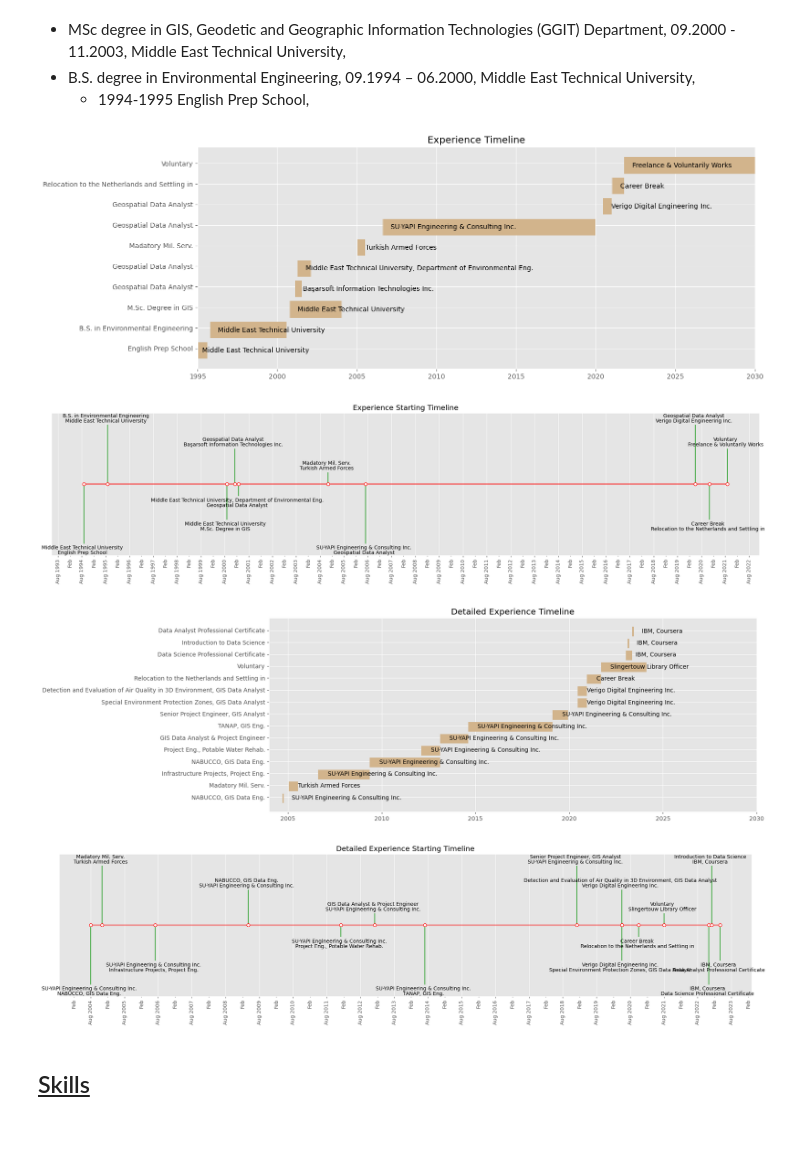
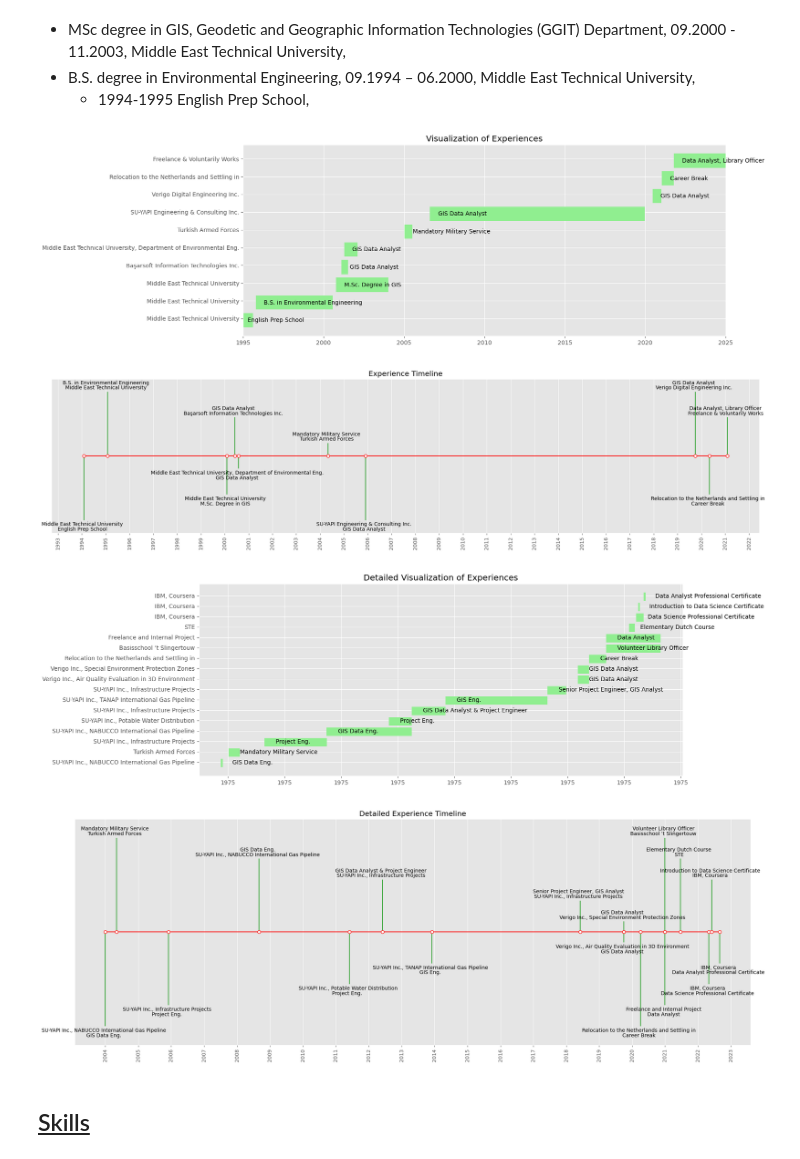
Before and after one commit to erdinctasel/erdinctasel.github.io, a Jupyter notebook: CV.ipynb, the cells around one changed output. Drawn from its saved outputs; the diff is of its cells as text; code cells hidden in the pictures; blank space fills up the shorter version.

```diff
--- a/CV.ipynb
+++ b/CV.ipynb
@@ -114,41 +116,41 @@ map_eind.add_child(incidents)
 * B.S. degree in Environmental Engineering, 09.1994 – 06.2000, Middle East Technical University,
     * 1994-1995 English Prep School,
 # %%
-source = pd.read_csv(r"D:\00_BACKUP_BY_DRIVE\erdinctasel\erdinc.csv")
+source = pd.read_csv(r"D:\00_BACKUP_BY_DRIVE\cv\erdinc.csv")
 
 
 source['start'] = pd.to_datetime(source['start'],yearfirst=True,format="%Y-%m-%d")
 source['end'] = pd.to_datetime(source['end'],yearfirst=True,format="%Y-%m-%d")
 source['diff'] = source['end'] - source['start']
 
 # Declaring a figure "gnt"
 fig, ax = plt.subplots(figsize=(15,6))
 
 ax.autoscale()
-ax.set(title="Experience Timeline")
+ax.set(title="Visualization of Experiences")
 # Need to fix hidden tick labels
 # https://stackoverflow.com/questions/43673659/matplotlib-not-showing-first-label-on-x-axis-for-the-bar-plot
 source= source.sort_values(by='start').reset_index(drop=True).reset_index()
-ax.set_xlim(xmin=1995, xmax=2030)
-y_tick_labels = source.position.values
+ax.set_xlim(xmin=1995, xmax=2025)
+y_tick_labels = source.experience.values
 y_pos = np.arange(len(y_tick_labels))
 
 ax.set_yticks(y_pos)
 ax.set_yticklabels(y_tick_labels)
 
 for index, row in source.iterrows():
     start_year = int(row.start.strftime("%Y"))+int(row.start.strftime("%m"))/12 + int(row.start.strftime("%d"))/30
     duration = row['diff'].days/365
     ax.broken_barh([(start_year, duration)],
                     (index-0.5,0.8),
-                    facecolors =('tan'),
-                    label=row.experience
+                    facecolors =('lightgreen'),
+                    label=row.position
                   )
-    ax.text(start_year+0.5, index-0.2, row.experience)
+    ax.text(start_year+0.5, index-0.2, row.position)
 # %% [output]
-[figure, old version]
+[figure, new version]
 # %%
-source = pd.read_csv(r"D:\00_BACKUP_BY_DRIVE\erdinctasel\erdinc.csv")
+source = pd.read_csv(r"D:\00_BACKUP_BY_DRIVE\cv\erdinc.csv")
 
 
 source['start'] = pd.to_datetime(source['start'],yearfirst=True,format="%Y-%m-%d")
@@ -165,7 +167,7 @@ levels = np.tile([-5, 5, -3, 3, -1, 1],
 
 # Create figure and plot a stem plot with the date
 fig, ax = plt.subplots(figsize=(20, 5), layout="constrained")
-ax.set(title="Experience Starting Timeline")
+ax.set(title="Experience Timeline")
 
 ax.vlines(dates_start, 0, levels, color="tab:green")  # The vertical stems.
 ax.plot(dates_start, np.zeros_like(dates_start), "-o",
@@ -187,9 +189,9 @@ for d, l, p in zip(dates_start, levels, position):
 
 # format x-axis with 12-month intervals
 ax.xaxis.set_major_locator(mdates.YearLocator(1,8,1))
-ax.xaxis.set_major_formatter(mdates.DateFormatter("%b %Y"))
-ax.xaxis.set_minor_locator(mdates.MonthLocator(interval=6))
-ax.xaxis.set_minor_formatter(mdates.DateFormatter("%b"))
+ax.xaxis.set_major_formatter(mdates.DateFormatter("%Y"))
+#ax.xaxis.set_minor_locator(mdates.MonthLocator(interval=6))
+#ax.xaxis.set_minor_formatter(mdates.DateFormatter("%b"))
 
 plt.setp(ax.get_xticklabels(which="both"), rotation=90, ha="center")
 
@@ -200,9 +202,9 @@ ax.yaxis.set_visible(False)
 ax.margins(y=0.1)
 plt.show()
 # %% [output]
-[figure, old version]
+[figure, new version]
 # %%
-source = pd.read_csv(r"D:\00_BACKUP_BY_DRIVE\erdinctasel\erdinc_detail.csv")
+source = pd.read_csv(r"D:\00_BACKUP_BY_DRIVE\cv\erdinc_detail.csv")
 
 
 source['start'] = pd.to_datetime(source['start'],yearfirst=True,format="%Y-%m-%d")
@@ -212,13 +214,17 @@ source['diff'] = source['end'] - source['start']
 # Declaring a figure "gnt"
 fig, ax = plt.subplots(figsize=(15,6))
 
-ax.autoscale()
-ax.set(title="Detailed Experience Timeline")
+#ax.autoscale()
+ax.set(title="Detailed Visualization of Experiences")
 # Need to fix hidden tick labels
 # https://stackoverflow.com/questions/43673659/matplotlib-not-showing-first-label-on-x-axis-for-the-bar-plot
 source= source.sort_values(by='start').reset_index(drop=True).reset_index()
-ax.set_xlim(xmin=2004, xmax=2030)
-y_tick_labels = source.position.values
+
+#ax.set_xlim(xmin=2004, xmax=2024)
+#ax.xaxis.set_major_locator(mdates.YearLocator(1,8,1))
+ax.xaxis.set_major_formatter(mdates.DateFormatter("%Y"))
+
+y_tick_labels = source.experience.values
 y_pos = np.arange(len(y_tick_labels))
 
 ax.set_yticks(y_pos)
@@ -229,14 +235,14 @@ for index, row in source.iterrows():
     duration = row['diff'].days/365
     ax.broken_barh([(start_year, duration)],
                     (index-0.5,0.8),
-                    facecolors =('tan'),
-                    label=row.experience
+                    facecolors =('lightgreen'),
+                    label=row.position
                   )
-    ax.text(start_year+0.5, index-0.2, row.experience)
+    ax.text(start_year+0.5, index-0.2, row.position)
 # %% [output]
-[figure, old version]
+[figure, new version]
 # %%
-source = pd.read_csv(r"D:\00_BACKUP_BY_DRIVE\erdinctasel\erdinc_detail.csv")
+source = pd.read_csv(r"D:\00_BACKUP_BY_DRIVE\cv\erdinc_detail.csv")
 
 
 source['start'] = pd.to_datetime(source['start'],yearfirst=True,format="%Y-%m-%d")
@@ -248,12 +254,12 @@ xp= source["experience"]
 position= source["position"]
 
 # Choose some nice levels
-levels = np.tile([-5, 5, -3, 3, -1, 1],
+levels = np.tile([-9,9,-7, 7, -5, 5, -3, 3, -1, 1],
                  int(np.ceil(len(dates_start)/6)))[:len(dates_start)]
 
 # Create figure and plot a stem plot with the date
-fig, ax = plt.subplots(figsize=(20, 5), layout="constrained")
-ax.set(title="Detailed Experience Starting Timeline")
+fig, ax = plt.subplots(figsize=(20, 7), layout="constrained")
+ax.set(title="Detailed Experience Timeline")
 
 ax.vlines(dates_start, 0, levels, color="tab:green")  # The vertical stems.
 ax.plot(dates_start, np.zeros_like(dates_start), "-o",
@@ -275,9 +281,9 @@ for d, l, p in zip(dates_start, levels, position):
 
 # format x-axis with 12-month intervals
 ax.xaxis.set_major_locator(mdates.YearLocator(1,8,1))
-ax.xaxis.set_major_formatter(mdates.DateFormatter("%b %Y"))
-ax.xaxis.set_minor_locator(mdates.MonthLocator(interval=6))
-ax.xaxis.set_minor_formatter(mdates.DateFormatter("%b"))
+ax.xaxis.set_major_formatter(mdates.DateFormatter("%Y"))
+#ax.xaxis.set_minor_locator(mdates.MonthLocator(interval=6))
+#ax.xaxis.set_minor_formatter(mdates.DateFormatter("%Y"))
 
 plt.setp(ax.get_xticklabels(which="both"), rotation=90, ha="center")
 
@@ -288,7 +294,7 @@ ax.yaxis.set_visible(False)
 ax.margins(y=0.1)
 plt.show()
 # %% [output]
-[figure, old version]
+[figure, new version]
 # %% [markdown]
 ## <u>Skills</u>
 # %% [markdown]
```
Also changed, not shown: parts of 8 cells of this notebook, 3 other files.
